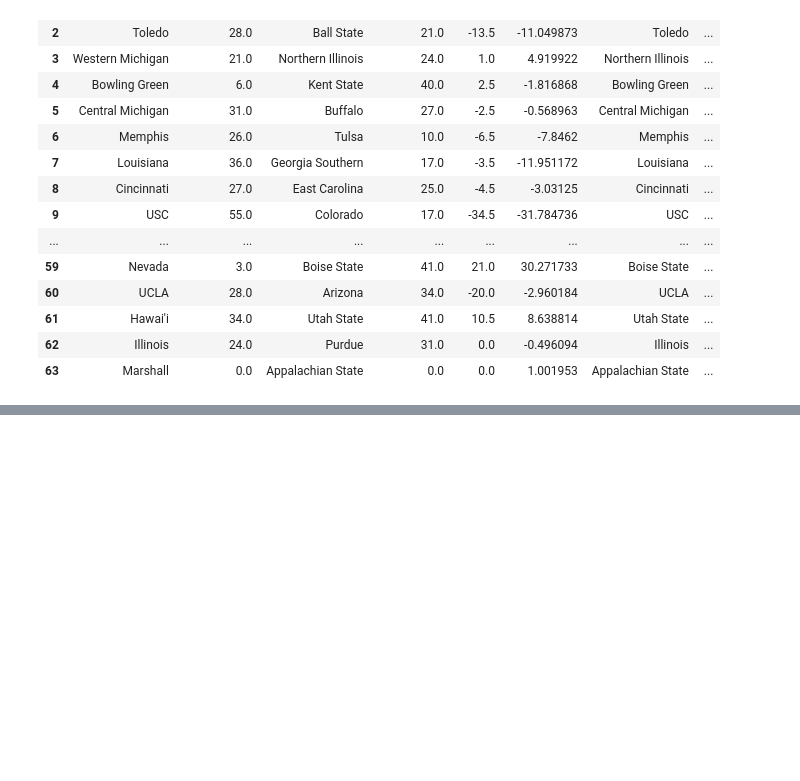
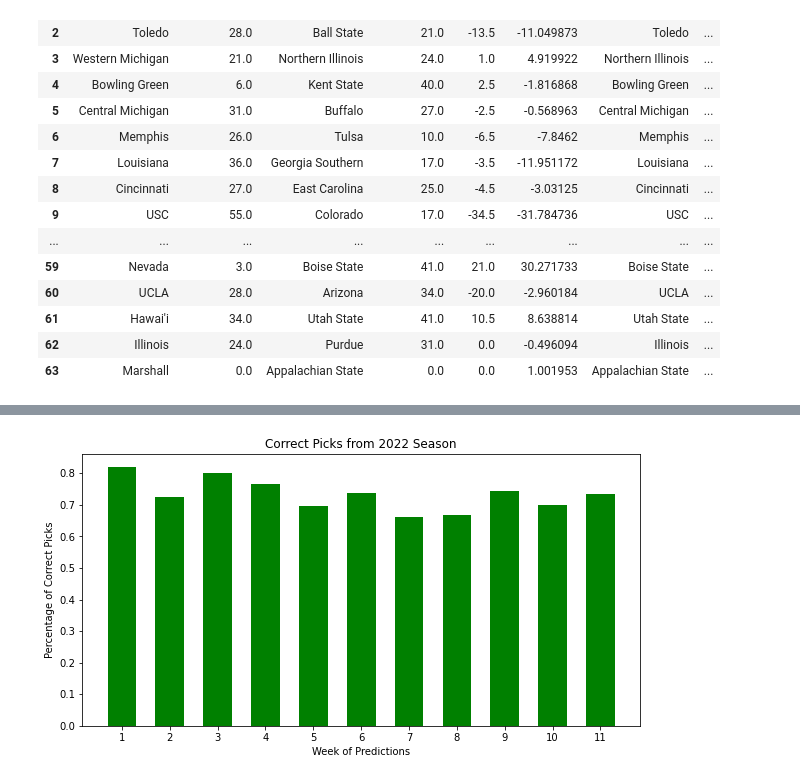
Before and after one commit to baumgartner-99/Team-7-Final-Project, a Jupyter notebook: RFregression_PredictionModel.ipynb, the cells around one changed output, grey strips where cells are left out. Cells and saved outputs as stored; diff of their text form; code cells hidden in the pictures; blank space fills up the shorter version.

```diff
--- a/RFregression_PredictionModel.ipynb
+++ b/RFregression_PredictionModel.ipynb
@@ -496,0 +509,10 @@ plot_tree(rf_model.estimators_[0],
+# %%
+def Correct(game):
+    if (game['margin'] * game['spread']) > 0 :
+        return 1
+    return 0
+# %%
+Weekly_predictions_df = predict_df[(predict_df["season"] == 2022)].reset_index(drop=True)
+Weekly_predictions_df = Weekly_predictions_df[['week','margin','spread']]
+Weekly_predictions_df["Correct_Prediction"] = Weekly_predictions_df.apply(lambda game: Correct(game), axis=1)
+Weekly_predictions_df
@@ -496,0 +537,4 @@ plot_tree(rf_model.estimators_[0],
+# %%
+Bars = Weekly_predictions_df['week'].unique()
+Correct_Predictions = (Weekly_predictions_df.groupby('week')['Correct_Prediction'].sum()) / (Weekly_predictions_df.groupby('week')['Correct_Prediction'].count())
+Correct_Predictions
@@ -496,0 +555,13 @@ plot_tree(rf_model.estimators_[0],
+# %%
+fig = plt.figure(figsize = (10, 5))
+bars= plt.bar(Bars, Correct_Predictions, color ='Green',
+        width = .6)
+
+plt.xlabel("Week of Predictions")
+plt.ylabel("Percentage of Correct Picks")
+plt.title("Correct Picks from 2022 Season")
+plt.xticks(ticks= np.arange(1,12), labels = Bars)
+ax.bar_label(bars)
+plt.show()
+# %% [output]
+[figure, added]
```
Also changed, not shown: parts of 24 cells of this notebook, 9 other files.
